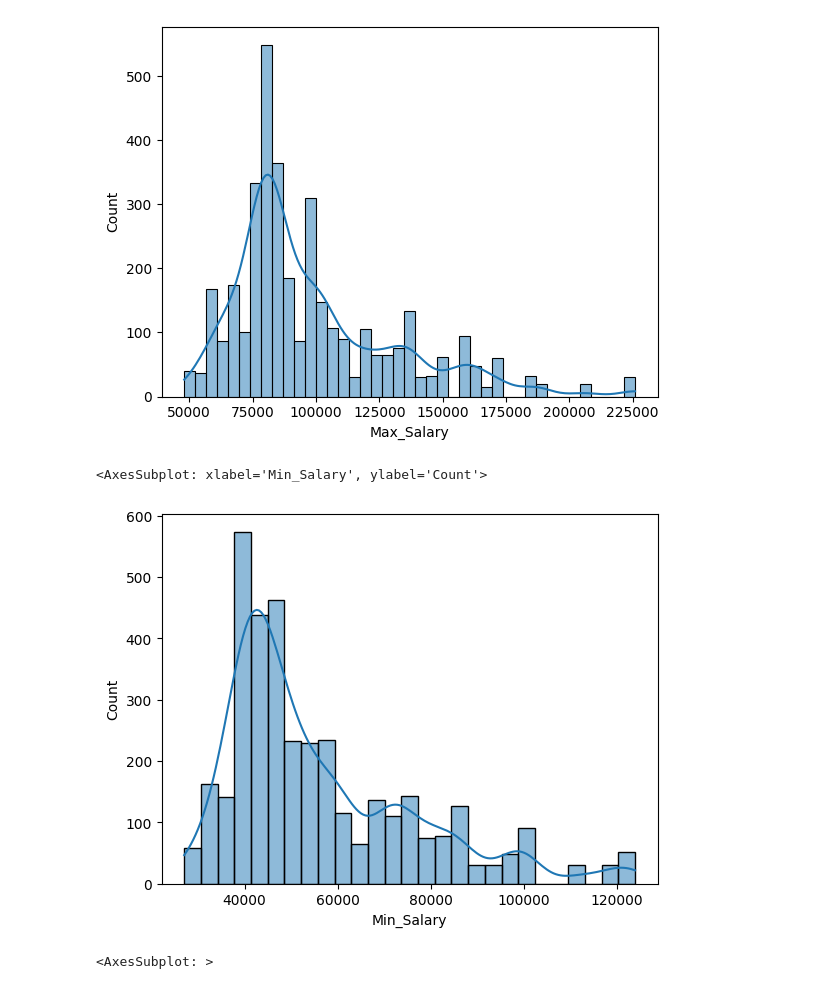
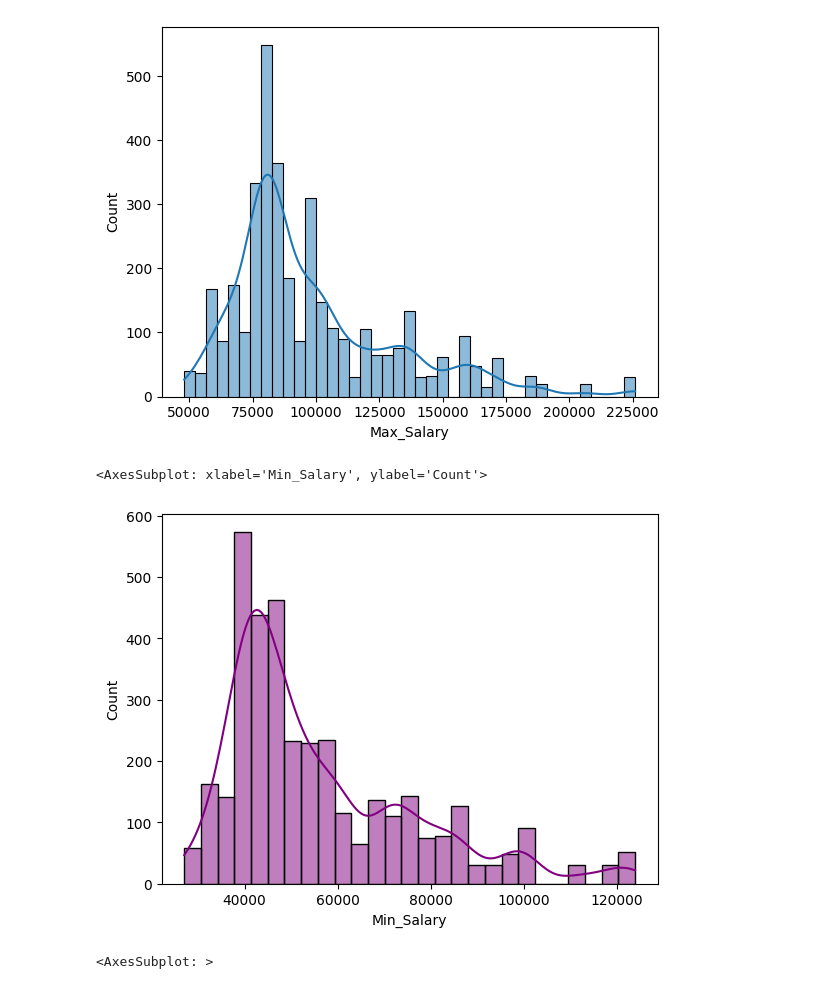
Before and after one commit to tsbarry/The_Job_Market, a Jupyter notebook: transform_data.ipynb, the cells around one changed output. Cells and saved outputs as stored; diff of their text form; code cells hidden in the pictures.

```diff
--- a/transform_data.ipynb
+++ b/transform_data.ipynb
@@ -120,6 +120,28 @@ Biz_df['Rating'] = Biz_df['Rating'].apply(clean_rating)
 Biz_df['Rating'] = Biz_df['Rating'].astype(float)
 
 
+# check for values in Founded
+Biz_df['Founded'].value_counts(ascending=True)
+
+founded_clean = ['Accounting', 'Advertising & Marketing', 'Aerospace & Defense', 'Architectural & Engineering Services', 'Banks & Credit Unions',
+'Biotech & Pharmaceuticals', 'Building & Personnel Services', 'Colleges & Universities', 'Computer Hardware & Software', 'Consulting',
+'Department, Clothing, & Shoe Stores', 'Education Training Services', 'Energy', 'Enterprise Software & Network Solutions', 'Federal Agencies',
+'Financial Transaction Processing', 'Health Care Products Manufacturing', 'Health Care Services & Hospitals', 'Home Centers & Hardware Stores',
+'Insurance Carriers', 'Real Estate', 'Religious Organizations', 'Shipping', 'Sports & Recreation', 'Staffing & Outsourcing', 'Telecommunications Services',
+'Timber Operations', 'Investment Banking & Asset Management', 'IT Services', 'Lending', 'Logistics & Supply Chain', 'Moving Services', 'Rail',
+'Transportation Management', 'Vehicle Dealers', 'Wholesale' ]
+
+def clean_founded(x):
+    if x in founded_clean:
+        return np.nan
+    else:
+        return x
+
+Biz_df['Founded'] = Biz_df['Founded'].apply(clean_founded)
+Biz_df['Founded'] = Biz_df['Founded'].astype(float)
+
+
+
 # Split salary into two columns min salary and max salary.
 Biz_df['Min_Salary'], Biz_df['Max_Salary']= Biz_df['Salary Estimate'].str.split('-').str
 Biz_df['Max_Salary'] = Biz_df['Max_Salary'].str.replace(r'\(Glassdoor est.\)','', regex= True)
@@ -127,19 +149,13 @@ Biz_df['Max_Salary'] = Biz_df['Max_Salary'].str.replace(r'\(Employer est.\)','',
 Biz_df['Min_Salary'] = Biz_df['Min_Salary'].str.replace('$','')
 Biz_df['Max_Salary'] = Biz_df['Max_Salary'].str.replace('$','')
 
-
 # clean revenue column
 Biz_df['Revenue']= Biz_df['Revenue'].str.replace(r'\((USD)\)','', regex= True)
-Biz_df['Revenue']= Biz_df['Revenue'].str.replace('billion','')
-Biz_df['Revenue']= Biz_df['Revenue'].str.replace('million','')
-Biz_df['Revenue']= Biz_df['Revenue'].str.replace('$','')
-Biz_df['Revenue']= Biz_df['Revenue'].str.replace('+','')
 Biz_df['Revenue']= Biz_df['Revenue'].str.replace('Less than','')
 Biz_df['Revenue']= Biz_df['Revenue'].str.replace('to','-')
 Biz_df['Revenue']= Biz_df['Revenue'].replace('Unknown / Non-Applicable',np.nan)
-#Biz_df['Revenue'] = Biz_df['Revenue'].astype(int)
 
-
+# turning min_salary, max_salary and avg_salary to thousands
 def value_to_float(x):
     if type(x) == float or type(x) == int:
         return x
@@ -150,6 +166,12 @@ def value_to_float(x):
 
 Biz_df['Min_Salary'] = Biz_df['Min_Salary'].apply(value_to_float)
 Biz_df['Max_Salary'] = Biz_df['Max_Salary'].apply(value_to_float)
+
+def value_to_float(x):
+    if type(x) == float or type(x) == int:
+        return x * 1000
+Biz_df['Avg_Salary'] = Biz_df['Avg_Salary'].apply(value_to_float)
+
 
 #add column that contains Job_id
 Biz_df = Biz_df.assign(Job_id=range(len(Biz_df)))
@@ -172,6 +194,13 @@ Biz_df['State'] = Biz_df['State'].str.replace('Los Angeles','CA')
 
 Biz_df['HeadquarterCity'],Biz_df['Headquarter'] = Biz_df['Headquarters'].str.split(', ',1).str
 
+Biz_df['Sector'].astype(str)
+Biz_df['Company Name'].astype(str)
+
+
+
+
+
 
 Biz_df.head()
 # %% [output]
@@ -269,10 +304,10 @@ sns.histplot(Biz_df_clean['Max_Salary'], kde= True)
 <AxesSubplot: xlabel='Max_Salary', ylabel='Count'>
 [figure]
 # %%
-sns.histplot(Biz_df_clean['Min_Salary'], kde= True)
+sns.histplot(Biz_df_clean['Min_Salary'], color='purple', kde= True)
 # %% [output]
 <AxesSubplot: xlabel='Min_Salary', ylabel='Count'>
-[figure, old version]
+[figure, new version]
 # %%
 sns.boxplot(Biz_df_clean['Min_Salary'])
 # %% [output]
```
Also changed, not shown: parts of 8 cells of this notebook, 5 other files.
